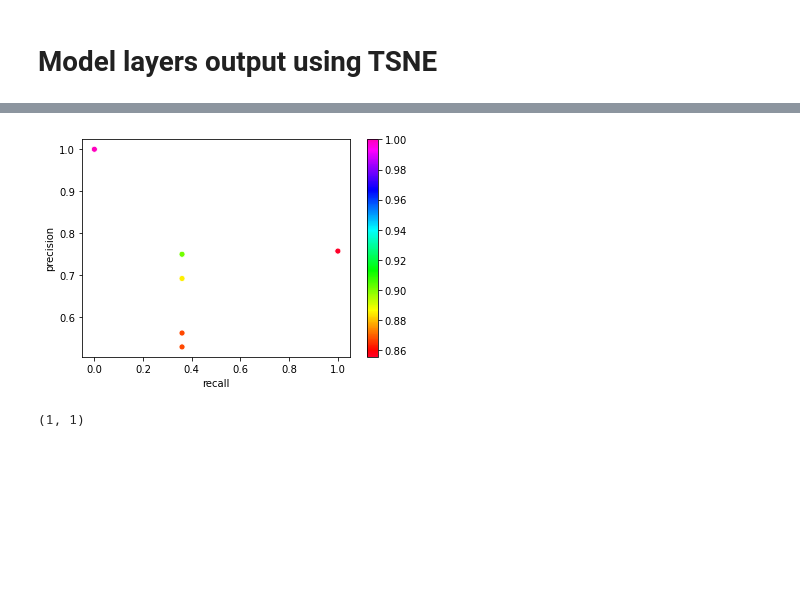
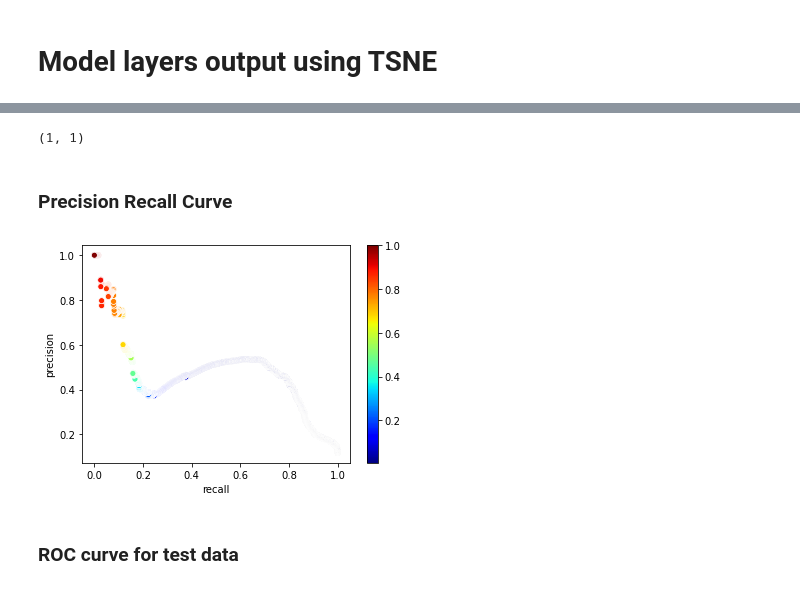
Before and after one commit to CSCCNY/final-project-faultdetection-cnny, a Jupyter notebook: Data Driven Fault Detection for VLSI circuits-Multi Input(TagCONV and Graph Sage).ipynb, the cells around one changed output, grey strips where cells are left out. Cells and saved outputs as stored; diff of their text form; code cells hidden in the pictures; blank space fills up the shorter version.

```diff
--- a/Data Driven Fault Detection for VLSI circuits-Multi Input(TagCONV and Graph Sage).ipynb
+++ b/Data Driven Fault Detection for VLSI circuits-Multi Input(TagCONV and Graph Sage).ipynb
@@ -543,24 +519,3 @@ y_pred1 = model.predict([X_te, A_te, A_te],batch_size=X_te.shape[0])
-# %%
-import seaborn as sns
-from sklearn.metrics import roc_curve, precision_recall_curve
-from matplotlib import pyplot
-
-precision, recall, thre = precision_recall_curve(y_te, y_pred1)
-thres = thre.tolist() + [1]
-df_prec = pd.DataFrame({'precision': precision, 'recall': recall, 'threshold': thres})
-ax = sns.scatterplot(data=df_prec, x="recall", y="precision", hue="threshold", palette='gist_rainbow')
-
-norm = plt.Normalize(min(thres), max(thres))
-sm = plt.cm.ScalarMappable(cmap="gist_rainbow", norm=norm)
-sm.set_array([])
-
-# Remove the legend and add a colorbar
-ax.get_legend().remove()
-ax.figure.colorbar(sm)
-
-plt.show()
-# %% [output]
-[figure, removed]
 # %%
 y_train = []
 X_train =[]
@@ -596,8 +551,33 @@ A_test.shape
 loader_test = DisjointLoader(dataset_te, batch_size=len(dataset_te), node_level=True)
 inputs, y_test = loader_test.__next__()
 X_test, A_test, _ = inputs
+# %% [markdown]
+### Precision Recall Curve
 # %%
 y_pred = model.predict([X_test, A_test, A_test], batch_size=X_test.shape[0])
+# %%
+import seaborn as sns
+from sklearn.metrics import roc_curve, precision_recall_curve
+from matplotlib import pyplot
+
+precision, recall, thre = precision_recall_curve(y_test, y_pred)
+thres = thre.tolist() + [1]
+df_prec = pd.DataFrame({'precision': precision, 'recall': recall, 'threshold': thres})
+ax = sns.scatterplot(data=df_prec, x="recall", y="precision", hue="threshold", palette='jet')
+
+norm = plt.Normalize(min(thres), max(thres))
+sm = plt.cm.ScalarMappable(cmap="jet", norm=norm)
+sm.set_array([])
+
+# Remove the legend and add a colorbar
+ax.get_legend().remove()
+ax.figure.colorbar(sm)
+
+plt.show()
+# %% [output]
+[figure, added]
+# %% [markdown]
+### ROC curve for test data
 # %%
 from sklearn.metrics import roc_curve, auc
 fpr_keras, tpr_keras, thresholds_keras = roc_curve(y_test, y_pred)
```
Also changed, not shown: parts of 24 cells of this notebook.
